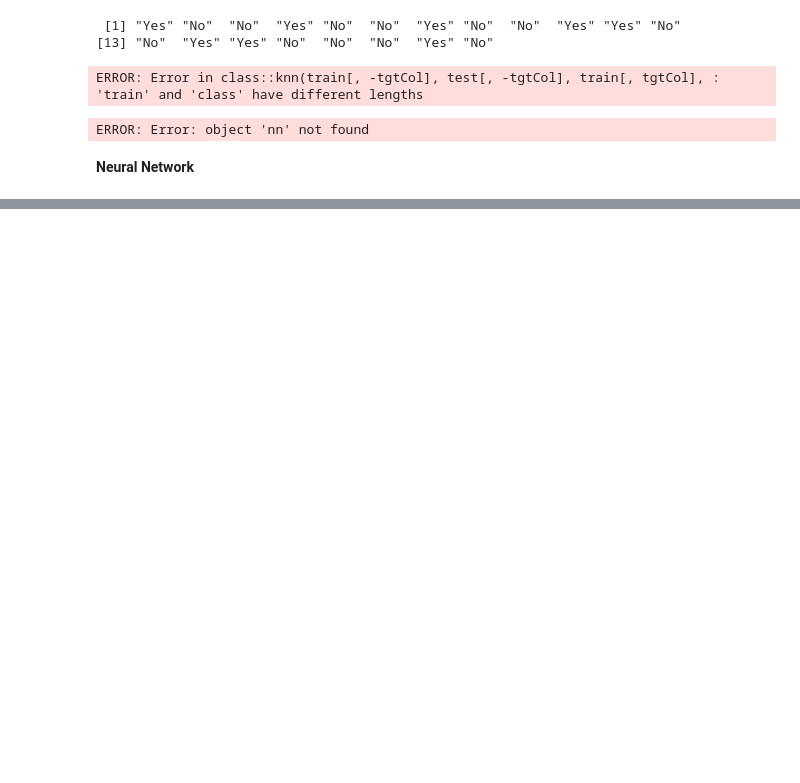
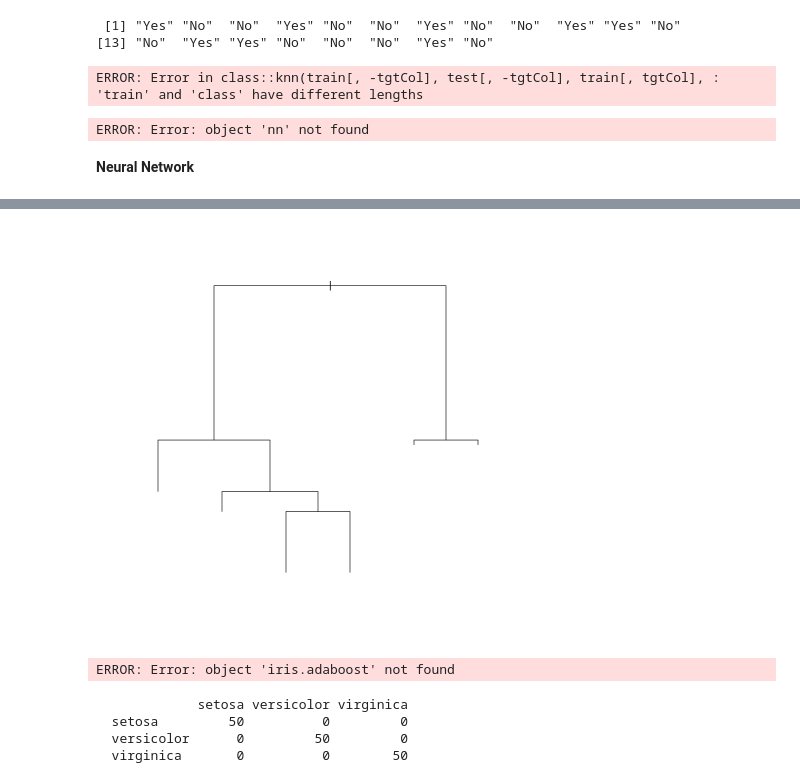
Before and after one commit to ogut77/DataScience, a Jupyter notebook: Chapter7R.ipynb, the cells around one changed output, grey strips where cells are left out. Drawn from its saved outputs; the diff is of its cells as text; code cells hidden in the pictures; blank space fills up the shorter version.

```diff
--- a/Chapter7R.ipynb
+++ b/Chapter7R.ipynb
@@ -170,0 +381,3 @@ table(nnetpred,y)
+# %%
+# mfinal is an integer which is the number of iterations for which boosting is run
+iris.adaboost <- boosting(Species~., data = iris, boos = TRUE, mfinal = 10)
@@ -170,0 +411,9 @@ table(nnetpred,y)
+# %%
+# plot the decision tree after iteration 10 data
+plot(iris.adaboost$trees[[10]])
+# %% [output]
+[figure, added]
+# %%
+text(iris.adaboost$trees[[10]])
+# %% [output]
+ERROR: Error: object 'iris.adaboost' not found
@@ -170,0 +423,7 @@ table(nnetpred,y)
+# %%
+table(adaboostpred$class, iris[,5])
+# %% [output]
+             setosa versicolor virginica
+  setosa         50          0         0
+  versicolor      0         50         0
+  virginica       0          0        50
```
Also changed, not shown: parts of 39 cells of this notebook.
